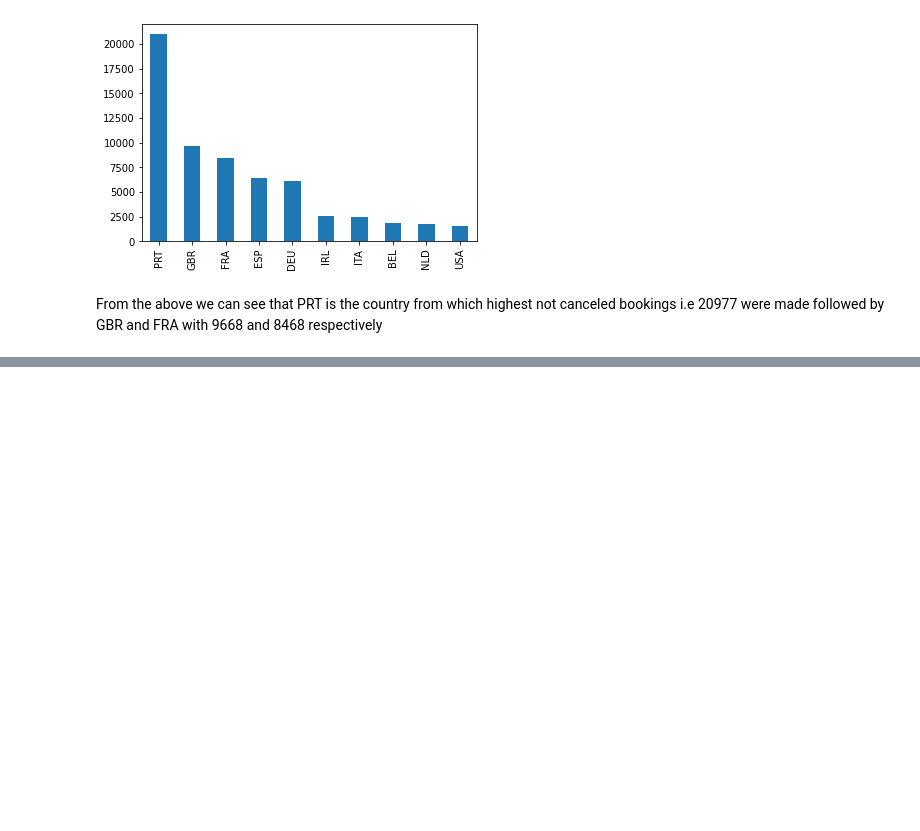
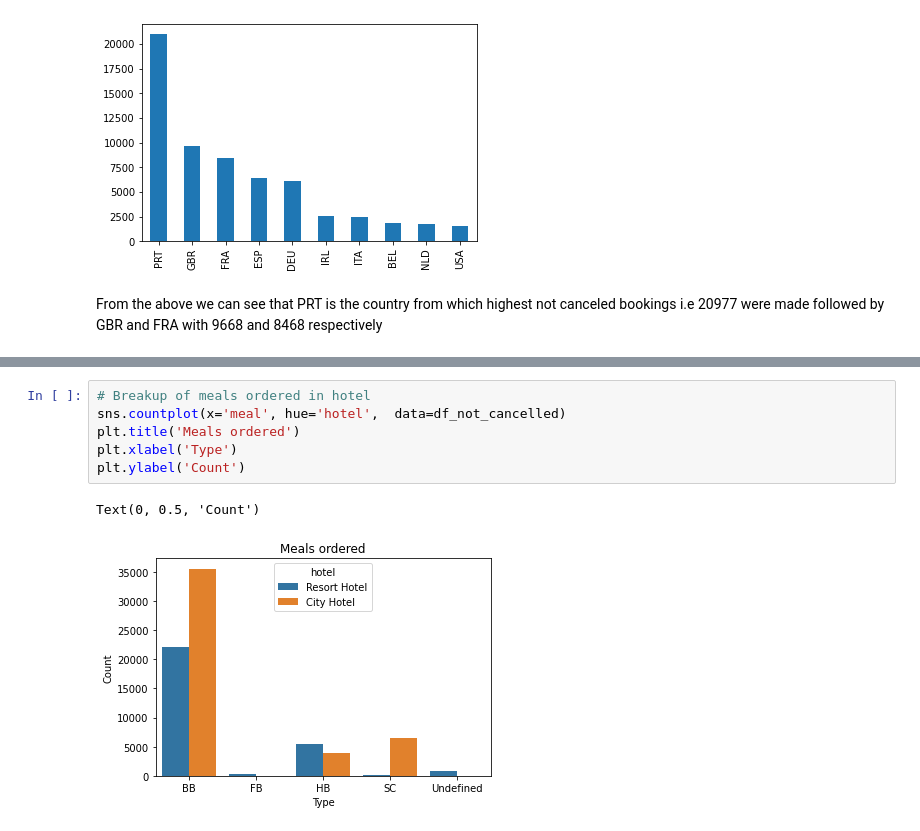
Before and after one commit to jyotirmoy23/Capstone-Project-1, a Jupyter notebook: Copy_of_Hotel_Booking_Analysis_Capstone_Project.ipynb, the cells around one changed output, grey strips where cells are left out. Cells and saved outputs as stored; diff of their text form; blank space fills up the shorter version.

```diff
--- a/Copy_of_Hotel_Booking_Analysis_Capstone_Project.ipynb
+++ b/Copy_of_Hotel_Booking_Analysis_Capstone_Project.ipynb
@@ -329,0 +329,9 @@ From the above we can see that PRT is the country from which highest not cancele
+# %%
+# Breakup of meals ordered in hotel
+sns.countplot(x='meal', hue='hotel',  data=df_not_cancelled)
+plt.title('Meals ordered')
+plt.xlabel('Type')
+plt.ylabel('Count')
+# %% [output]
+Text(0, 0.5, 'Count')
+[figure, added]
```
Also changed, not shown: parts of 10 cells of this notebook.
